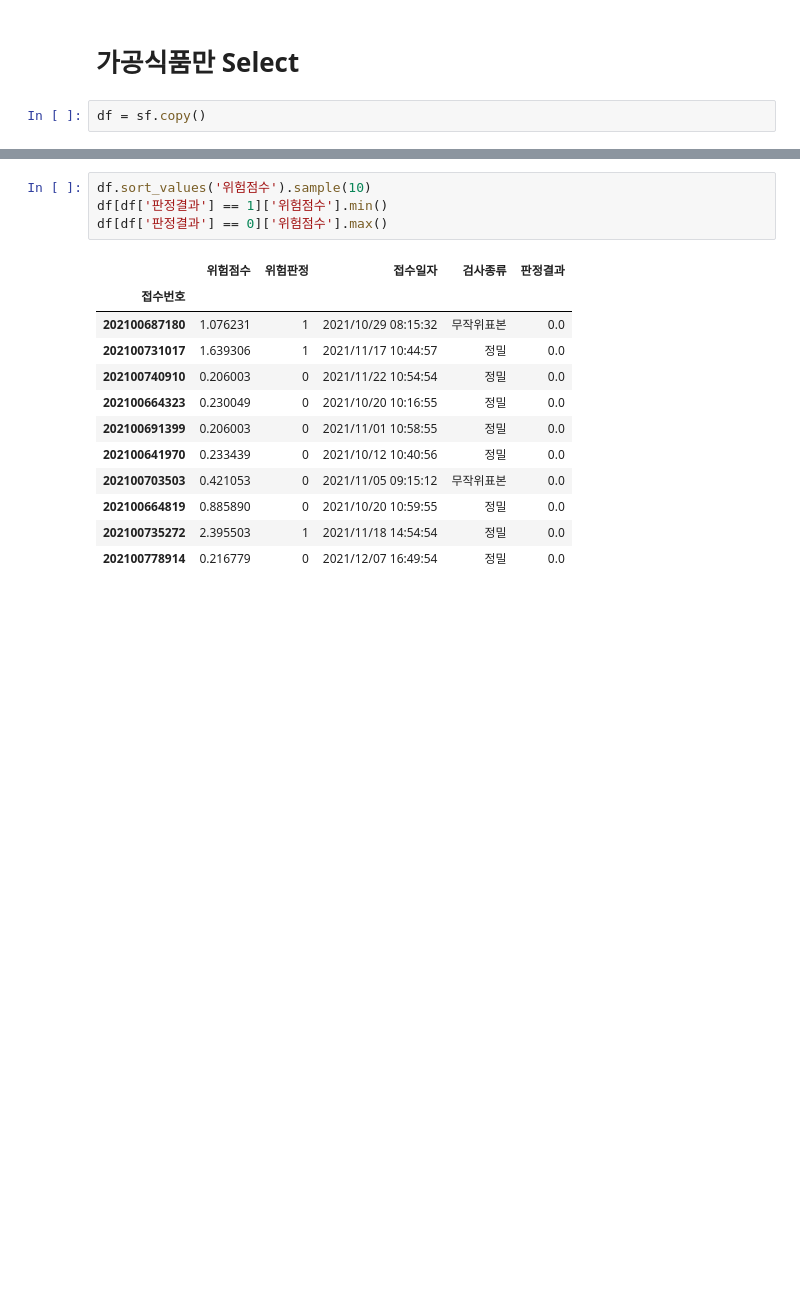
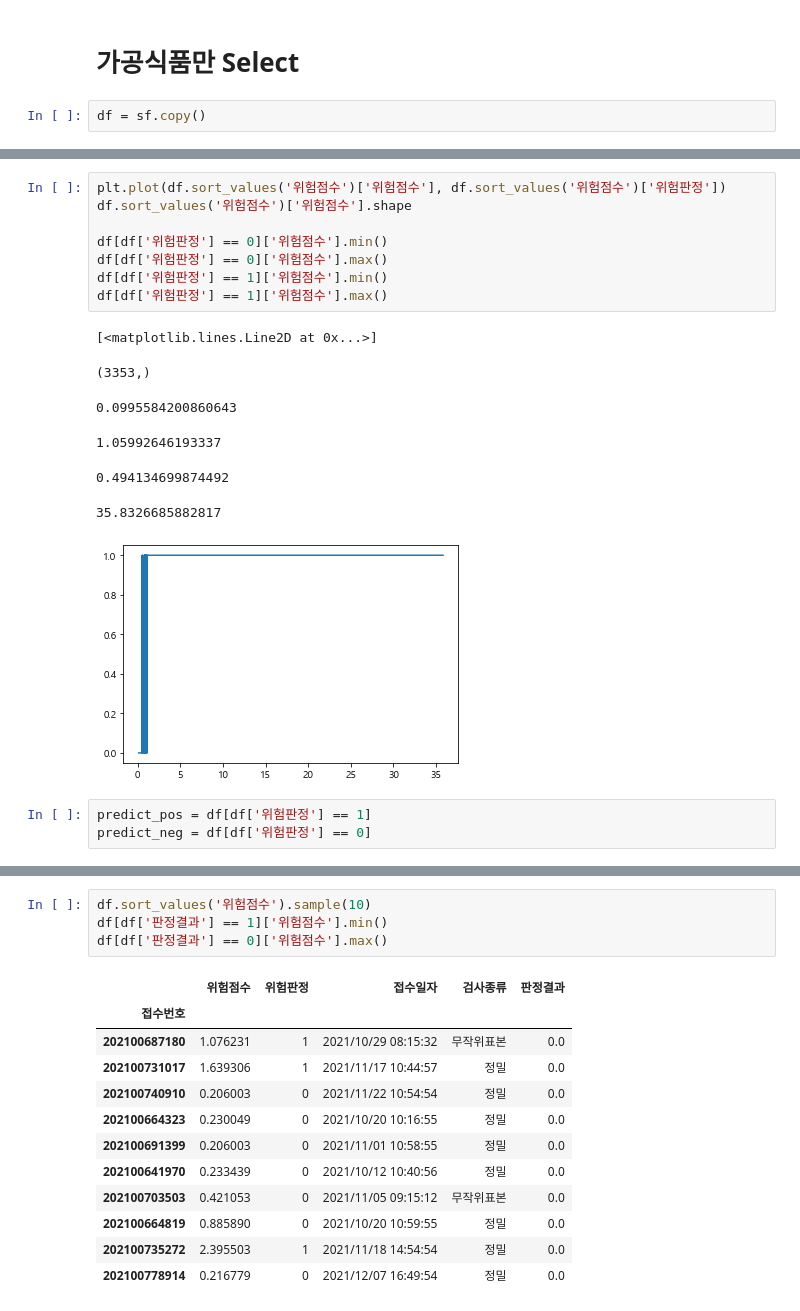
Before and after one commit to ancestor9/smart-food, a Jupyter notebook: 20220428_식약처 위해도 예측 모형_평가지표.ipynb, the cells around one changed output, grey strips where cells are left out. Cells and saved outputs as stored; diff of their text form; blank space fills up the shorter version.

```diff
--- a/20220428_식약처 위해도 예측 모형_평가지표.ipynb
+++ b/20220428_식약처 위해도 예측 모형_평가지표.ipynb
@@ -384,0 +468,19 @@ print(f'위해도점수 최소값 {df.위험점수.min()}')
+# %%
+plt.plot(df.sort_values('위험점수')['위험점수'], df.sort_values('위험점수')['위험판정'])
+df.sort_values('위험점수')['위험점수'].shape
+
+df[df['위험판정'] == 0]['위험점수'].min()
+df[df['위험판정'] == 0]['위험점수'].max()
+df[df['위험판정'] == 1]['위험점수'].min()
+df[df['위험판정'] == 1]['위험점수'].max()
+# %% [output]
+[<matplotlib.lines.Line2D at 0x...>]
+(3353,)
+0.0995584200860643
+1.05992646193337
+0.494134699874492
+35.8326685882817
+[figure, added]
+# %%
+predict_pos = df[df['위험판정'] == 1]
+predict_neg = df[df['위험판정'] == 0]
```
Also changed, not shown: parts of 31 cells of this notebook, 1 other file.
